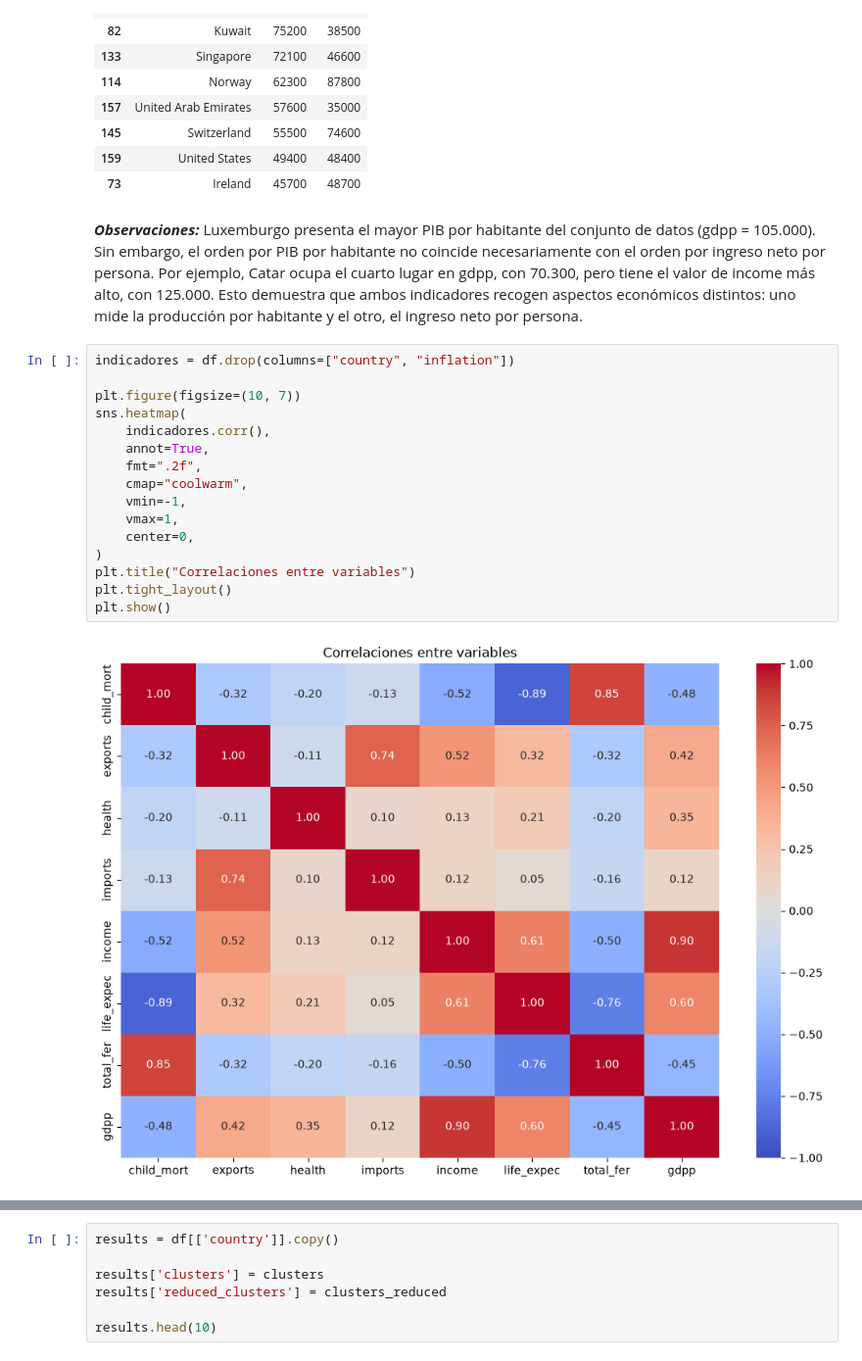
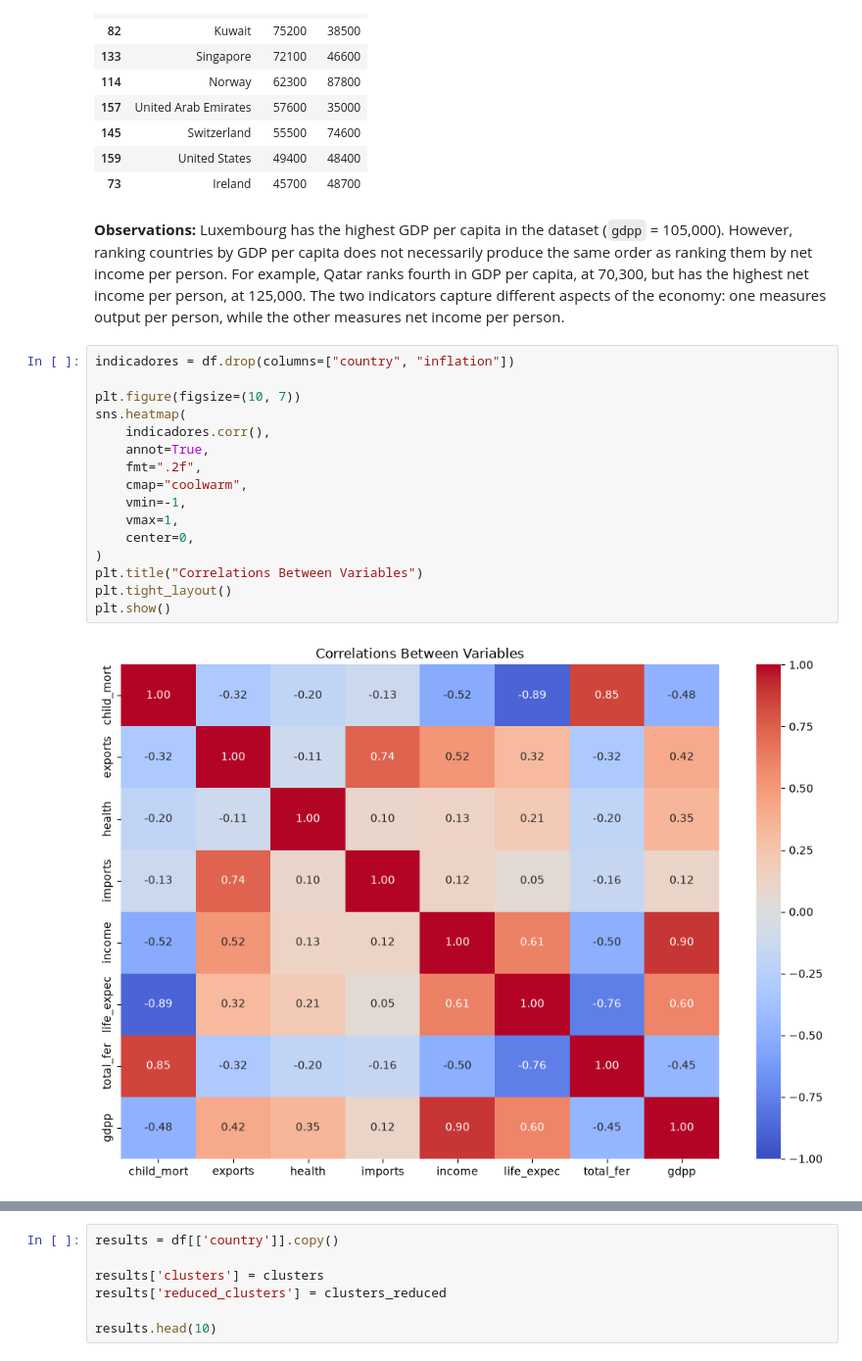
Before and after one commit to SLOPTRI/Country_Segmentation_Unsupervised_ML, a Jupyter notebook: main.ipynb, the cells around one changed output, grey strips where cells are left out. Shown at 98% size. Saved outputs shown, nothing was run; the diff lists cells and outputs as text.

```diff
--- a/main.ipynb
+++ b/main.ipynb
@@ -176,23 +170,23 @@ df.nlargest(10,"income")[['country','income','gdpp']]
 | 159 | United States | 49400 | 48400 |
 | 73 | Ireland | 45700 | 48700 |
 # %% [markdown]
-***Observaciones:*** Luxemburgo presenta el mayor PIB por habitante del conjunto de datos (gdpp = 105.000). Sin embargo, el orden por PIB por habitante no coincide necesariamente con el orden por ingreso neto por persona. Por ejemplo, Catar ocupa el cuarto lugar en gdpp, con 70.300, pero tiene el valor de income más alto, con 125.000. Esto demuestra que ambos indicadores recogen aspectos económicos distintos: uno mide la producción por habitante y el otro, el ingreso neto por persona.
+**Observations:** Luxembourg has the highest GDP per capita in the dataset (`gdpp` = 105,000). However, ranking countries by GDP per capita does not necessarily produce the same order as ranking them by net income per person. For example, Qatar ranks fourth in GDP per capita, at 70,300, but has the highest net income per person, at 125,000. The two indicators capture different aspects of the economy: one measures output per person, while the other measures net income per person.
 # %%
 indicadores = df.drop(columns=["country", "inflation"])
 
 plt.figure(figsize=(10, 7))
 sns.heatmap(
     indicadores.corr(),
     annot=True,
     fmt=".2f",
     cmap="coolwarm",
     vmin=-1,
     vmax=1,
     center=0,
 )
-plt.title("Correlaciones entre variables")
+plt.title("Correlations Between Variables")
 plt.tight_layout()
 plt.show()
 # %% [output]
-[figure, old version]
+[figure, new version]
 # %% [markdown]
```
Also changed, not shown: parts of 27 cells of this notebook, 1 other file.
